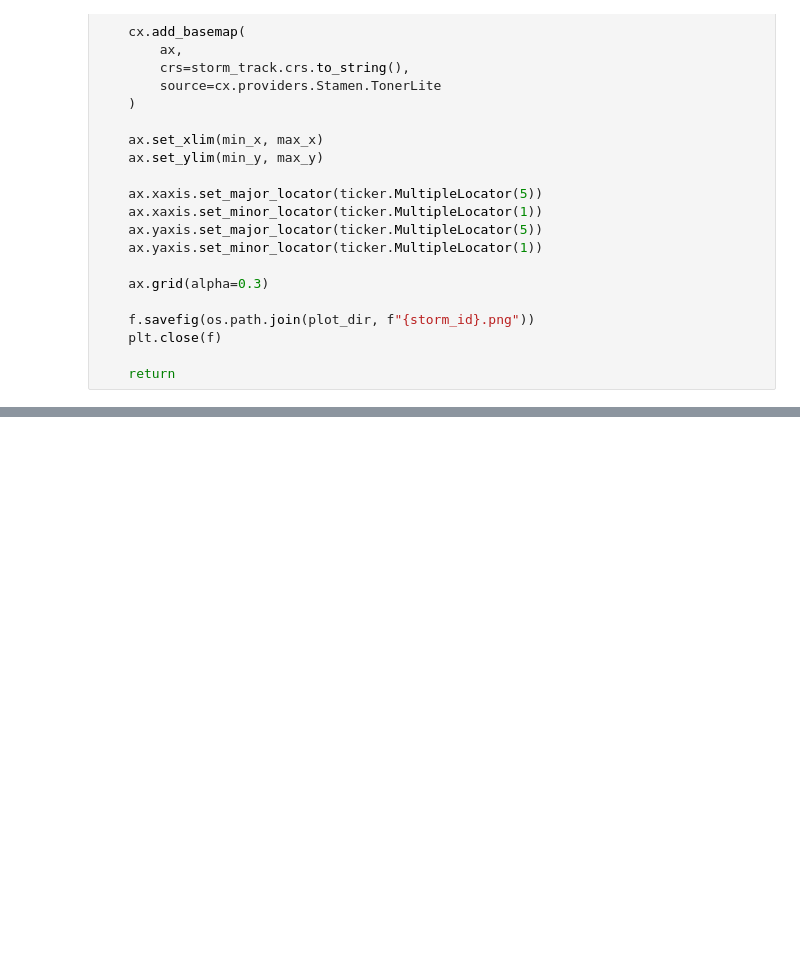
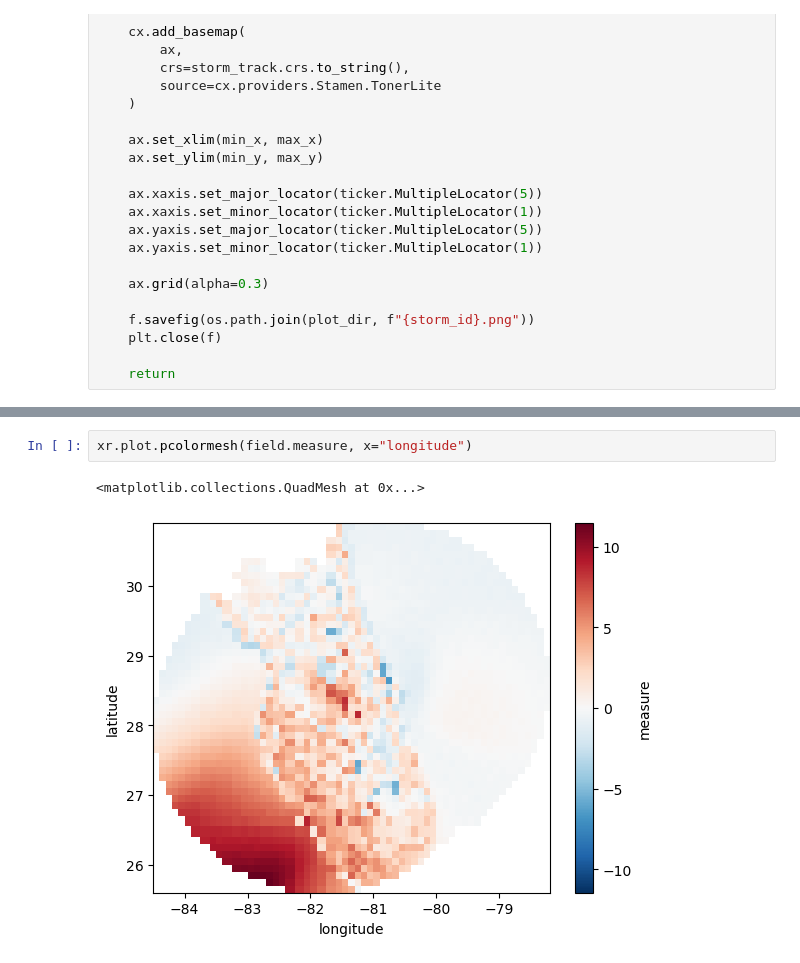
Before and after one commit to nismod/open-gira, a Jupyter notebook: validation/compare_wind_models.ipynb, the cells around one changed output, grey strips where cells are left out. Cells and saved outputs as stored; diff of their text form; blank space fills up the shorter version.

```diff
--- a/validation/compare_wind_models.ipynb
+++ b/validation/compare_wind_models.ipynb
@@ -515 +543,6 @@ plotting distribution...
+# %%
+xr.plot.pcolormesh(field.measure, x="longitude")
+# %% [output]
+<matplotlib.collections.QuadMesh at 0x...>
+[figure, added]
 # %%
```
Also changed, not shown: parts of 9 cells of this notebook.
